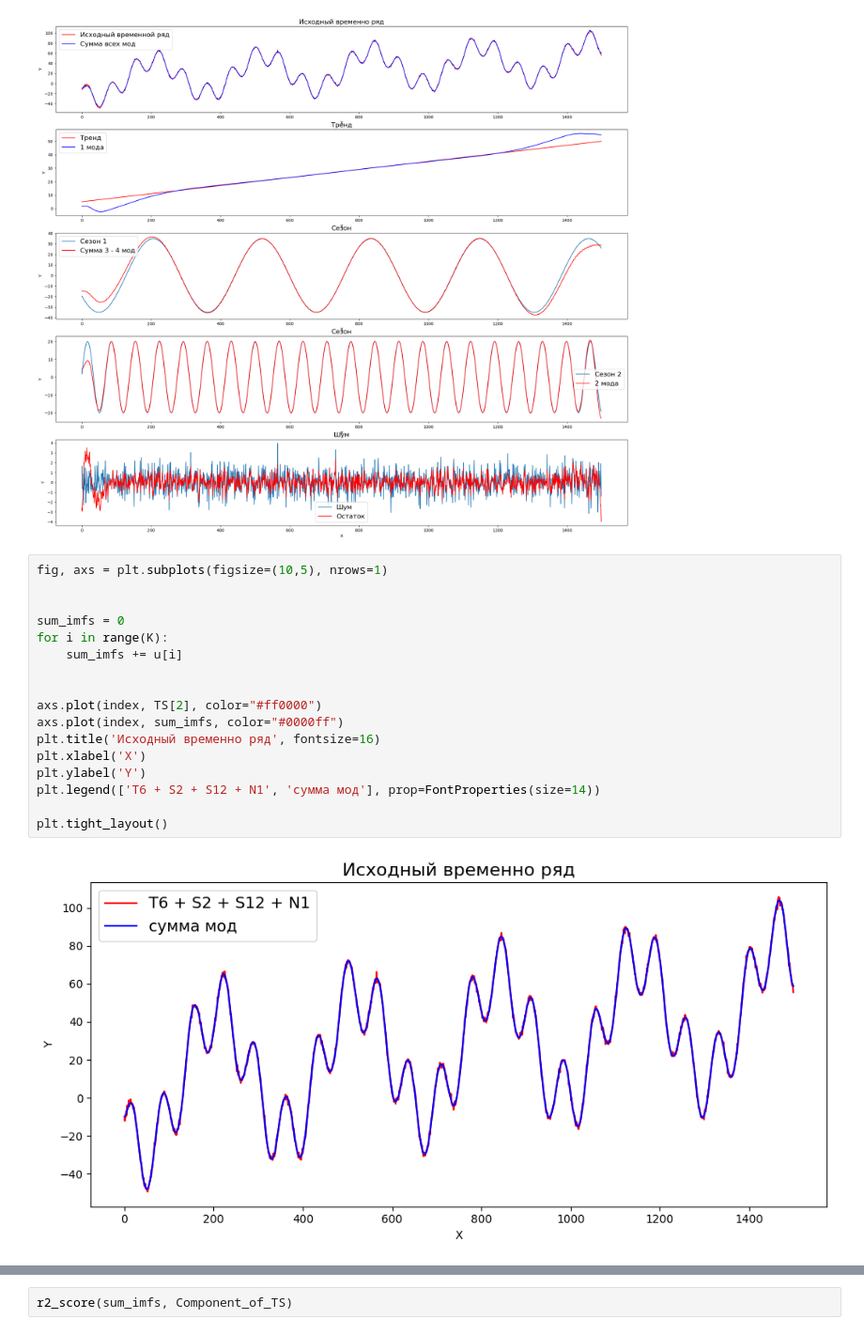
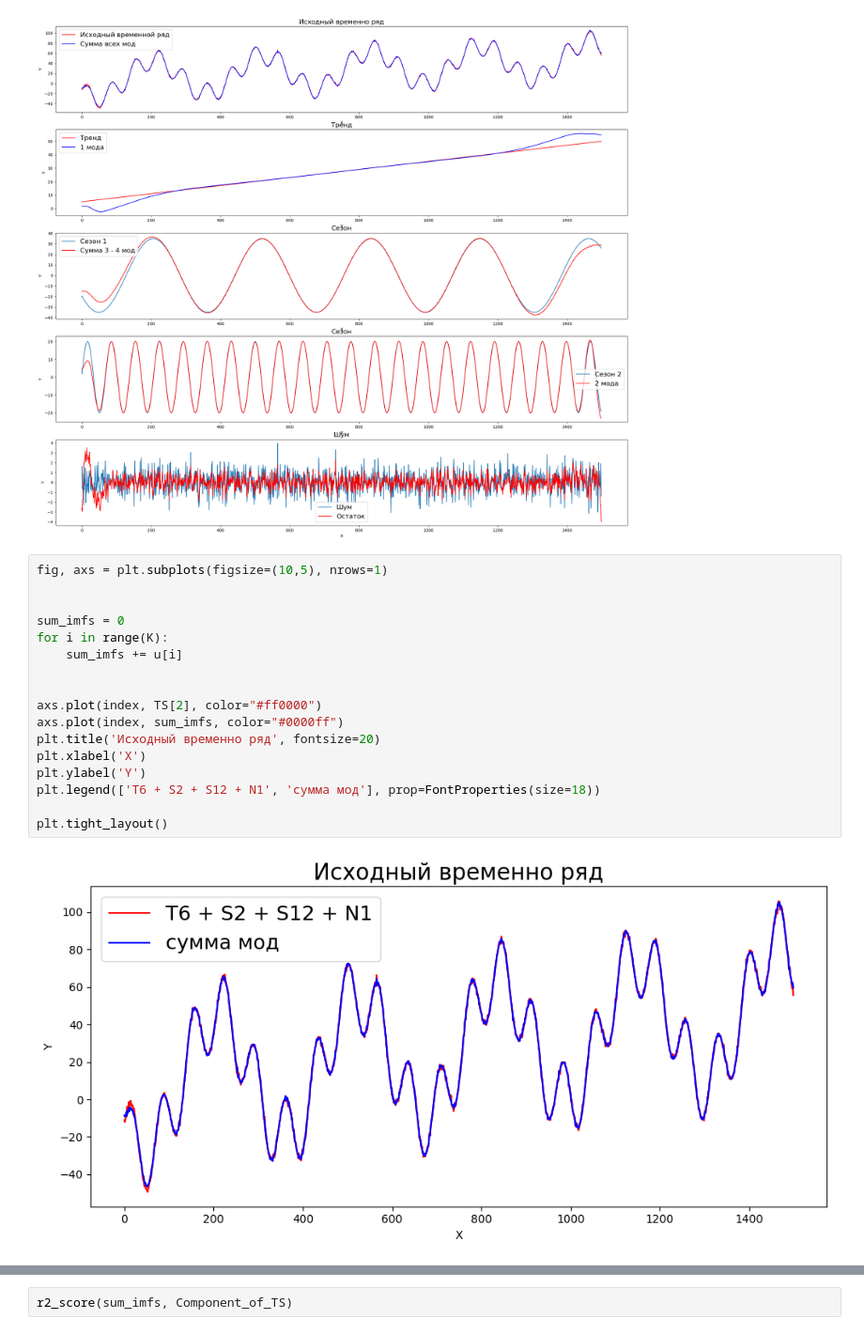
Before and after one commit to libre-cuenta/TS-Generator, a Jupyter notebook: про периодики с близкими периодами/VMD-analyse.ipynb, the cells around one changed output, grey strips where cells are left out. Shown at 94% size. Cells and saved outputs as stored; diff of their text form.

```diff
--- a/про периодики с близкими периодами/VMD-analyse.ipynb
+++ b/про периодики с близкими периодами/VMD-analyse.ipynb
@@ -192,22 +192,22 @@ axs[4].legend(['Шум', 'Остаток'], prop=FontProperties(size=16))
 # %%
 fig, axs = plt.subplots(figsize=(10,5), nrows=1)
 
 
 sum_imfs = 0
 for i in range(K):
     sum_imfs += u[i]
 
 
 axs.plot(index, TS[2], color="#ff0000")
 axs.plot(index, sum_imfs, color="#0000ff")
-plt.title('Исходный временно ряд', fontsize=16)
+plt.title('Исходный временно ряд', fontsize=20)
 plt.xlabel('X')
 plt.ylabel('Y')
-plt.legend(['T6 + S2 + S12 + N1', 'сумма мод'], prop=FontProperties(size=14))
+plt.legend(['T6 + S2 + S12 + N1', 'сумма мод'], prop=FontProperties(size=18))
 
 plt.tight_layout()
 # %% [output]
-[figure, old version]
+[figure, new version]
 # %%
 t = pd.read_csv(f"{path1}Components{path2}t6.csv", decimal=',')
 trend = pd.DataFrame(t, dtype=float)
```
Also changed, not shown: parts of 4 cells of this notebook, 9 other files.
